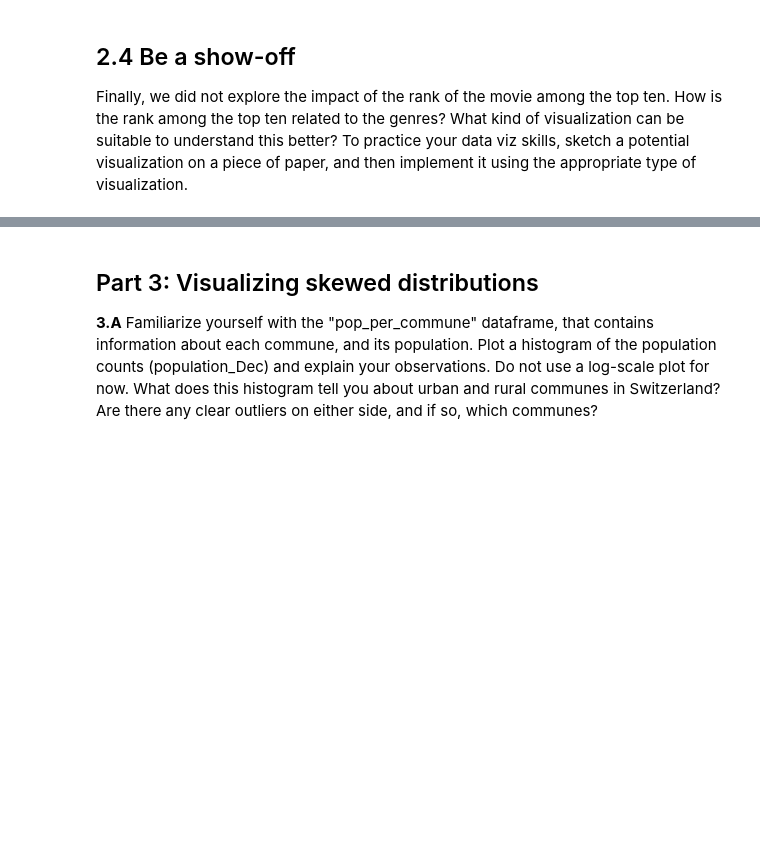
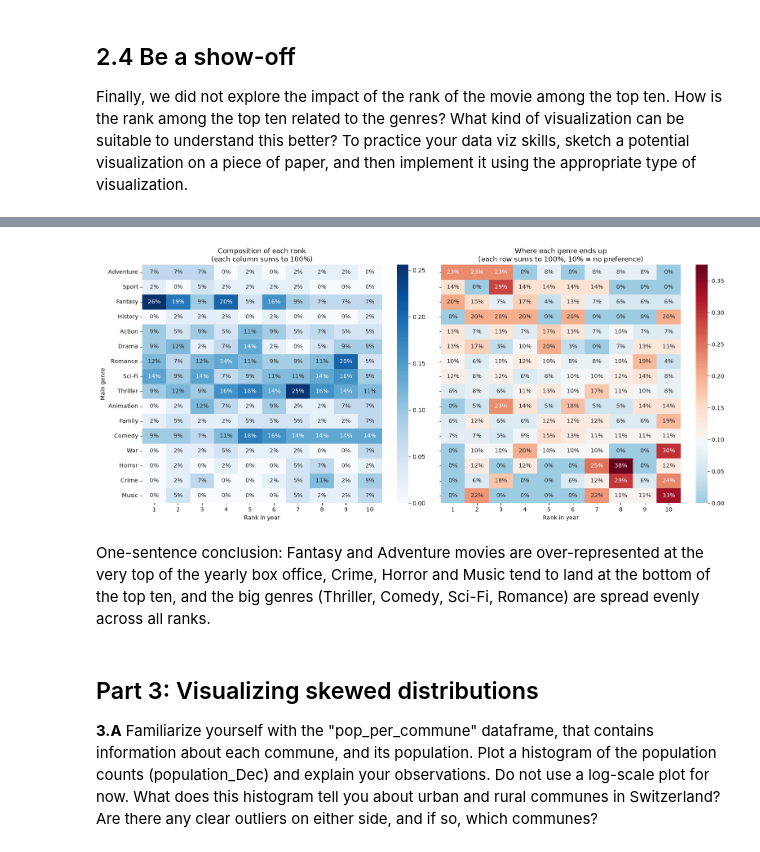
Before and after one commit to mt-tschudin/ADA2026, a Jupyter notebook: Exercises/02 - Data viz and data from the web/Becoming a DataVizard exercise.ipynb, the cells around one changed output, grey strips where cells are left out. Saved outputs shown, nothing was run; the diff lists cells and outputs as text; code cells hidden in the pictures; blank space fills up the shorter version.

```diff
--- a/Exercises/02 - Data viz and data from the web/Becoming a DataVizard exercise.ipynb
+++ b/Exercises/02 - Data viz and data from the web/Becoming a DataVizard exercise.ipynb
@@ -331,3 +397,29 @@ Finally, we did not explore the impact of the rank of the movie among the top te
+# %%
+by_rank  = pd.crosstab(movies['Main_Genre'], movies['rank_in_year'], normalize='columns')
+by_genre = pd.crosstab(movies['Main_Genre'], movies['rank_in_year'], normalize='index')
+
+# order genres by their average rank (best on top), same order in both plots
+order = movies.groupby('Main_Genre')['rank_in_year'].mean().sort_values().index
+by_rank, by_genre = by_rank.loc[order], by_genre.loc[order]
+
+fig, axes = plt.subplots(1, 2, figsize=(16, 7), sharey=True)
+
+sns.heatmap(by_rank, annot=True, fmt='.0%', cmap='Blues', ax=axes[0])
+axes[0].set_title('Composition of each rank\n(each column sums to 100%)')
+
+sns.heatmap(by_genre, annot=True, fmt='.0%', cmap='RdBu_r', center=0.1, ax=axes[1])
+axes[1].set_title('Where each genre ends up\n(each row sums to 100%, 10% = no preference)')
+
+for ax in axes:
+    ax.set_xlabel('Rank in year')
+axes[0].set_ylabel('Main genre')
+axes[1].set_ylabel('')
+
+plt.tight_layout()
+# %% [output]
+[figure, added]
+# %% [markdown]
+One-sentence conclusion: Fantasy and Adventure movies are over-represented at the very top of the yearly box office, Crime, Horror and Music tend to land at the bottom of the top ten, and the big genres (Thriller, Comedy, Sci-Fi, Romance) are spread evenly across all ranks.
 # %% [markdown]
 ## Part 3: Visualizing skewed distributions
 
```
Also changed, not shown: parts of 20 cells of this notebook, 1 other file.
